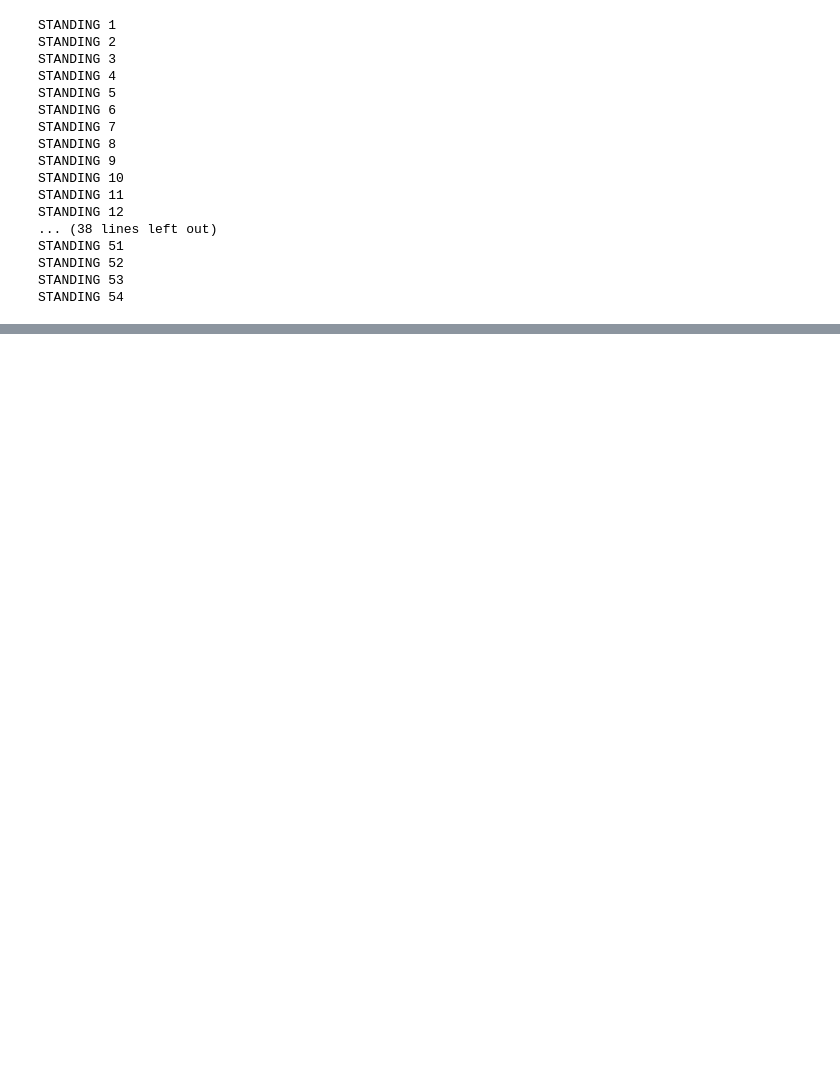
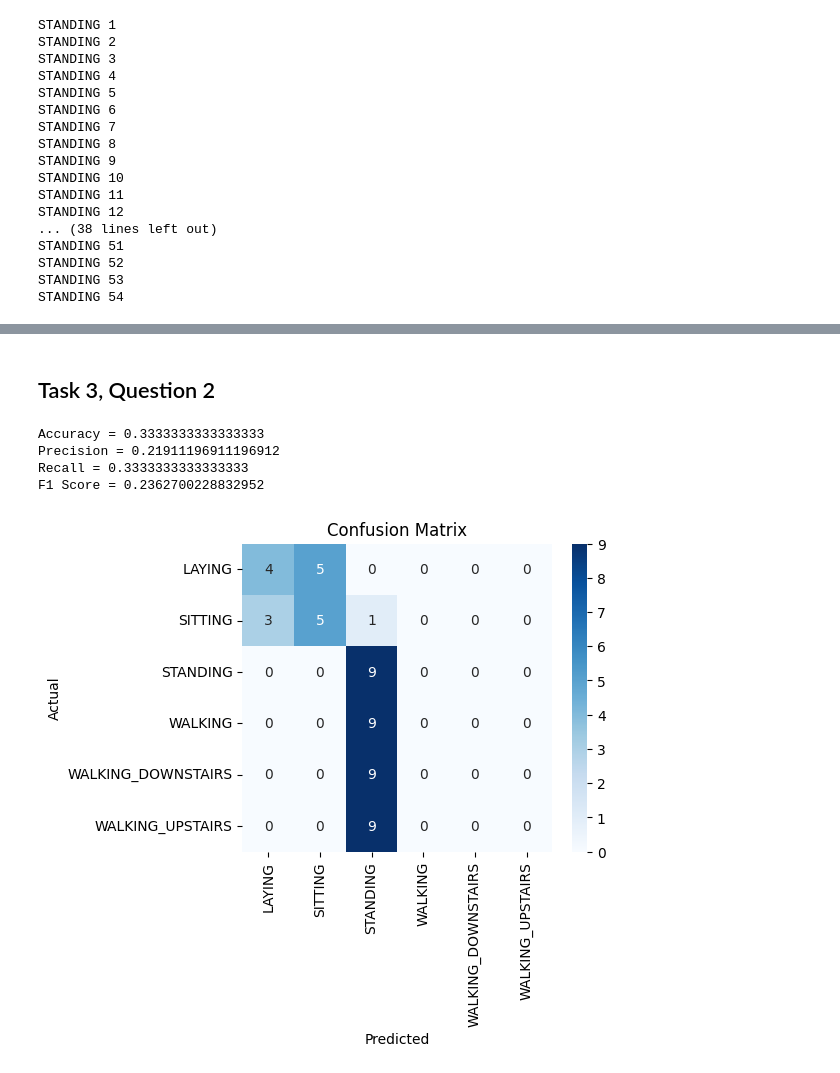
Before and after one commit to HarshilShah1804/ES335_Assignment1, a Jupyter notebook: HAR/ZeroShot_FewShot.ipynb, the cells around one changed output, grey strips where cells are left out. Drawn from its saved outputs; the diff is of its cells as text; code cells hidden in the pictures; blank space fills up the shorter version.

```diff
--- a/HAR/ZeroShot_FewShot.ipynb
+++ b/HAR/ZeroShot_FewShot.ipynb
@@ -305,0 +289,18 @@ F1 Score = 0.40925925925925927
+# %% [markdown]
+## Task 3, Question 2
+# %%
+x_train_dt = []
+y_train_dt = []
+for j in range(activity_count):
+    index1 = j * 9
+    index2 = j*9+2
+    index3 = j*9 + 4
+    index4 = j*9 + 6
+    x_train_dt.append(tsfel_features_train[index1])
+    y_train_dt.append(y_train[index1])
+    x_train_dt.append(tsfel_features_train[index2])
+    y_train_dt.append(y_train[index2])
+    x_train_dt.append(tsfel_features_train[index3])
+    y_train_dt.append(y_train[index3])
+    x_train_dt.append(tsfel_features_train[index4])
+    y_train_dt.append(y_train[index4])
@@ -305,0 +309,22 @@ F1 Score = 0.40925925925925927
+# %%
+tree = DecisionTreeClassifier()
+tree.fit(x_train_dt, y_train_dt)
+y_pred = tree.predict(tsfel_features_test)
+print(f"Accuracy = {accuracy_score(y_test,y_pred)}")
+print(f"Precision = {precision_score(y_test,y_pred,average='weighted')}")
+print(f"Recall = {recall_score(y_test,y_pred,average='weighted')}")
+print(f"F1 Score = {f1_score(y_test,y_pred,average='weighted')}")
+cm = confusion_matrix(y_test,y_pred)
+
+plt.figure(figsize=(5, 4))
+sns.heatmap(cm, annot=True, xticklabels=activities, yticklabels=activities, cmap='Blues')
+plt.title('Confusion Matrix')
+plt.xlabel('Predicted')
+plt.ylabel('Actual')
+plt.show()
+# %% [output]
+Accuracy = 0.3333333333333333
+Precision = 0.21911196911196912
+Recall = 0.3333333333333333
+F1 Score = 0.2362700228832952
+[figure, added]
```
Also changed, not shown: parts of 16 cells of this notebook, 3 other files.
